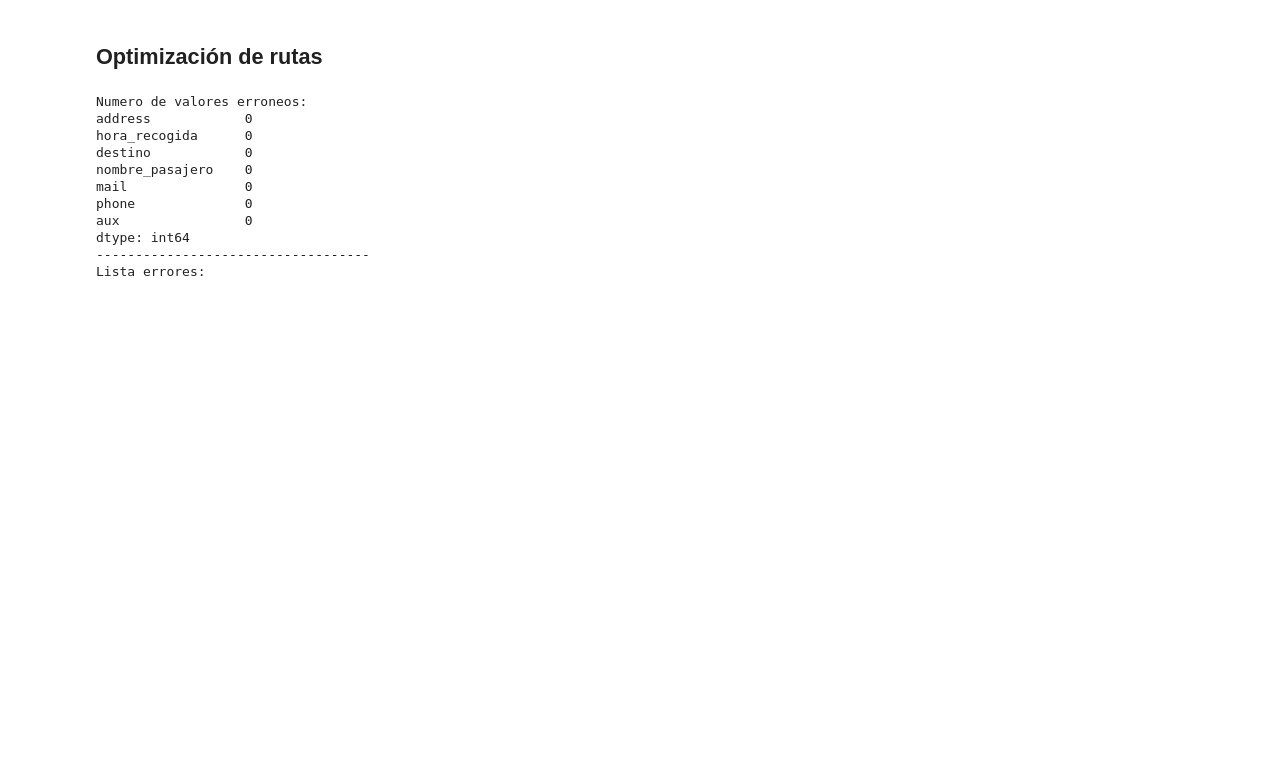
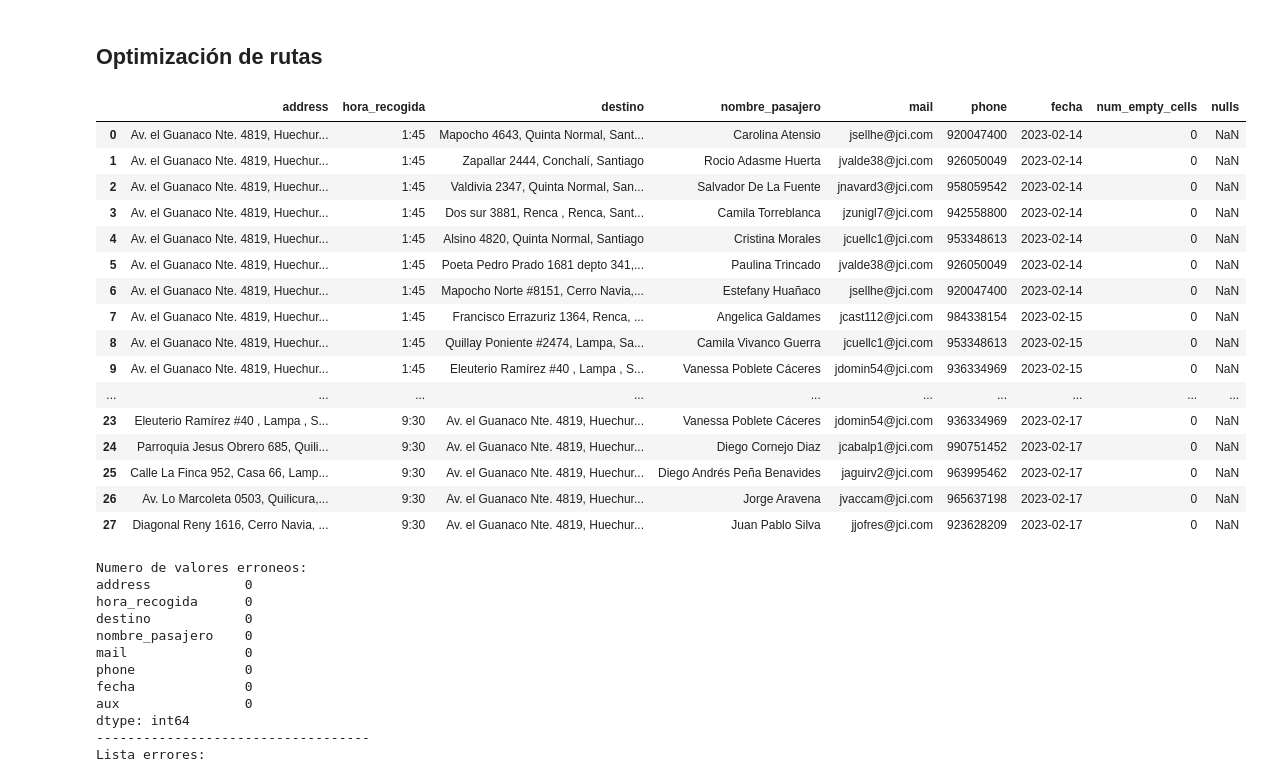
Before and after one commit to martinnnsss/best-route, a Jupyter notebook: routes_v3.1.ipynb, the cells around one changed output. Cells and saved outputs as stored; diff of their text form; code cells hidden in the pictures; blank space fills up the shorter version.

```diff
--- a/routes_v3.1.ipynb
+++ b/routes_v3.1.ipynb
@@ -23,18 +23,39 @@ import warnings
 warnings.filterwarnings("ignore")
 # %%
 #importar y limpiar data
-data = pd.read_csv(r'C:\Users\martin.olivares\Desktop\projects\best-route\data\test_9.csv')
+data = pd.read_csv(r'C:\Users\martin.olivares\Desktop\projects\best-route\data\test_91.csv')
 
 df=pd.DataFrame()
 df['address']=data['Direccion de inicio']
 df['hora_recogida']=data['Hora de recogida']
 df['destino']=data['Dirección destino']
 df['nombre_pasajero']=data['Nombre de pasajero'] #nueva
 df['mail']=data['Correo pasajero '] #nueva
 df['phone']=data['Telefono de contacto'].apply(lambda x: round(x))
+df['fecha']=data['fecha']
 
 df["num_empty_cells"] = df.isna().sum(axis=1)
 df["nulls"]=df['num_empty_cells']/max(df['num_empty_cells'])
+
+df
+# %% [output]
+|  | address | hora_recogida | destino | nombre_pasajero | mail | phone | fecha | num_empty_cells | nulls |
+| 0 | Av. el Guanaco Nte. 4819, Huechur... | 1:45 | Mapocho 4643, Quinta Normal, Sant... | Carolina Atensio | jsellhe@jci.com | 920047400 | 2023-02-14 | 0 | NaN |
+| 1 | Av. el Guanaco Nte. 4819, Huechur... | 1:45 | Zapallar 2444, Conchalí, Santiago | Rocio Adasme Huerta | jvalde38@jci.com | 926050049 | 2023-02-14 | 0 | NaN |
+| 2 | Av. el Guanaco Nte. 4819, Huechur... | 1:45 | Valdivia 2347, Quinta Normal, San... | Salvador De La Fuente | jnavard3@jci.com | 958059542 | 2023-02-14 | 0 | NaN |
+| 3 | Av. el Guanaco Nte. 4819, Huechur... | 1:45 | Dos sur 3881, Renca , Renca, Sant... | Camila Torreblanca | jzunigl7@jci.com | 942558800 | 2023-02-14 | 0 | NaN |
+| 4 | Av. el Guanaco Nte. 4819, Huechur... | 1:45 | Alsino 4820, Quinta Normal, Santiago | Cristina Morales | jcuellc1@jci.com | 953348613 | 2023-02-14 | 0 | NaN |
+| 5 | Av. el Guanaco Nte. 4819, Huechur... | 1:45 | Poeta Pedro Prado 1681 depto 341,... | Paulina Trincado | jvalde38@jci.com | 926050049 | 2023-02-14 | 0 | NaN |
+| 6 | Av. el Guanaco Nte. 4819, Huechur... | 1:45 | Mapocho Norte #8151, Cerro Navia,... | Estefany Huañaco | jsellhe@jci.com | 920047400 | 2023-02-14 | 0 | NaN |
+| 7 | Av. el Guanaco Nte. 4819, Huechur... | 1:45 | Francisco Errazuriz 1364, Renca, ... | Angelica Galdames | jcast112@jci.com | 984338154 | 2023-02-15 | 0 | NaN |
+| 8 | Av. el Guanaco Nte. 4819, Huechur... | 1:45 | Quillay Poniente #2474, Lampa, Sa... | Camila Vivanco Guerra | jcuellc1@jci.com | 953348613 | 2023-02-15 | 0 | NaN |
+| 9 | Av. el Guanaco Nte. 4819, Huechur... | 1:45 | Eleuterio Ramírez #40 , Lampa , S... | Vanessa Poblete Cáceres | jdomin54@jci.com | 936334969 | 2023-02-15 | 0 | NaN |
+| ... | ... | ... | ... | ... | ... | ... | ... | ... | ... |
+| 23 | Eleuterio Ramírez #40 , Lampa , S... | 9:30 | Av. el Guanaco Nte. 4819, Huechur... | Vanessa Poblete Cáceres | jdomin54@jci.com | 936334969 | 2023-02-17 | 0 | NaN |
+| 24 | Parroquia Jesus Obrero 685, Quili... | 9:30 | Av. el Guanaco Nte. 4819, Huechur... | Diego Cornejo Diaz | jcabalp1@jci.com | 990751452 | 2023-02-17 | 0 | NaN |
+| 25 | Calle La Finca 952, Casa 66, Lamp... | 9:30 | Av. el Guanaco Nte. 4819, Huechur... | Diego Andrés Peña Benavides | jaguirv2@jci.com | 963995462 | 2023-02-17 | 0 | NaN |
+| 26 | Av. Lo Marcoleta 0503, Quilicura,... | 9:30 | Av. el Guanaco Nte. 4819, Huechur... | Jorge Aravena | jvaccam@jci.com | 965637198 | 2023-02-17 | 0 | NaN |
+| 27 | Diagonal Reny 1616, Cerro Navia, ... | 9:30 | Av. el Guanaco Nte. 4819, Huechur... | Juan Pablo Silva | jjofres@jci.com | 923628209 | 2023-02-17 | 0 | NaN |
 # %%
 df = df.drop(df[df['nulls']==1].index)
 df.fillna(method='ffill', inplace=True)
@@ -122,6 +143,7 @@ destino            0
 nombre_pasajero    0
 mail               0
 phone              0
+fecha              0
 aux                0
 dtype: int64
 -----------------------------------
```
Also changed, not shown: parts of 8 cells of this notebook, 4 other files.
